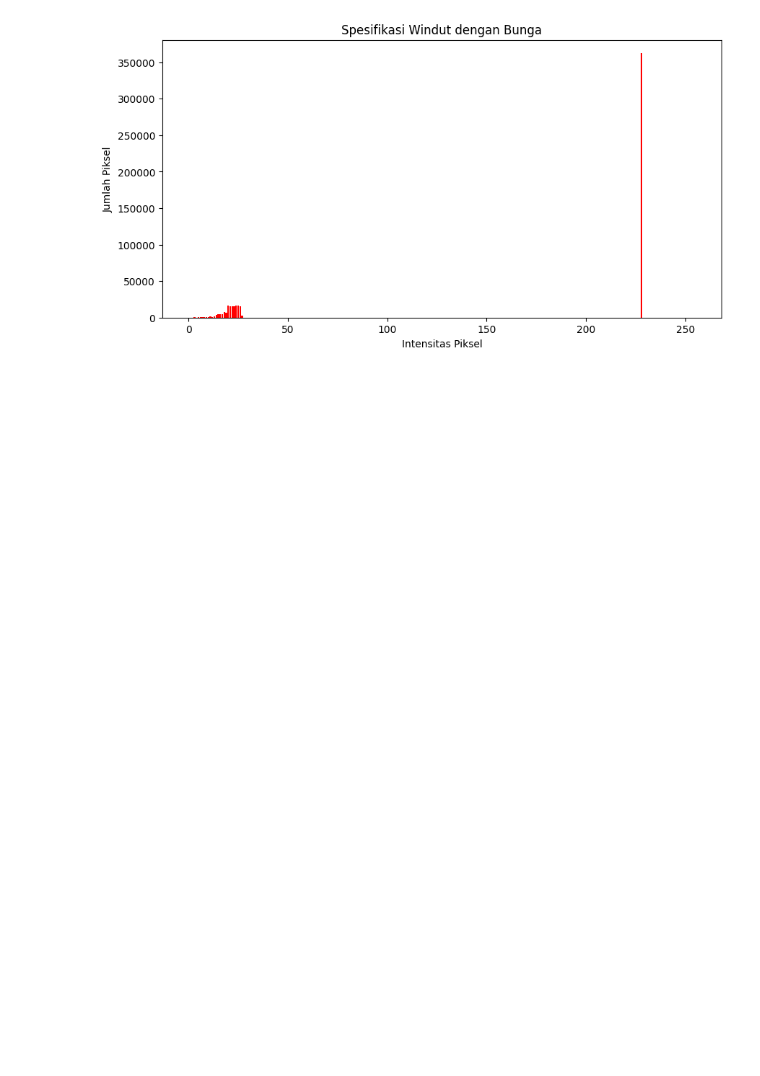
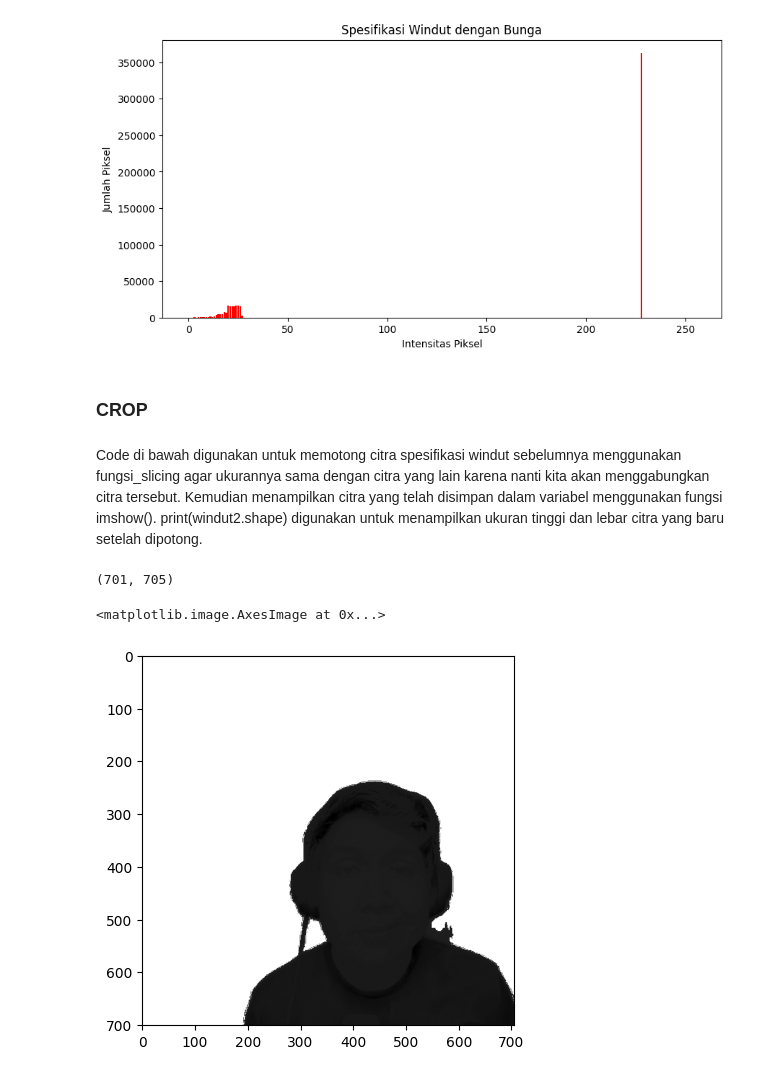
Before and after one commit to ilhamtegu34/modul-2-jurnal-ilhamtegu34, a Jupyter notebook: Jurnal_Modul2.ipynb, the cells around one changed output. Saved outputs shown, nothing was run; the diff lists cells and outputs as text; code cells hidden in the pictures; blank space fills up the shorter version.

```diff
--- a/Jurnal_Modul2.ipynb
+++ b/Jurnal_Modul2.ipynb
@@ -247,2 +294,15 @@ plot_histogram(hasil_hist_spesifikasi, 'Spesifikasi Windut dengan Bunga', 'red')
 # %% [output]
 [figure]
+# %% [markdown]
+###   CROP
+# %% [markdown]
+Code di bawah digunakan untuk memotong citra spesifikasi windut sebelumnya menggunakan fungsi_slicing agar ukurannya sama dengan citra yang lain karena nanti kita akan menggabungkan citra tersebut. Kemudian menampilkan citra yang telah disimpan dalam variabel menggunakan fungsi imshow(). print(windut2.shape) digunakan untuk menampilkan ukuran tinggi dan lebar citra yang baru setelah dipotong.
+# %%
+windut1 = fungsi_slicing(spesifikasi, 0, 701, mode='H')
+windut2 = fungsi_slicing(windut1, 0, 705, mode='V')
+print(windut2.shape)
+plt.imshow(windut2, cmap='gray')
+# %% [output]
+(701, 705)
+<matplotlib.image.AxesImage at 0x...>
+[figure, added]
```
Also changed, not shown: parts of 32 cells of this notebook.
